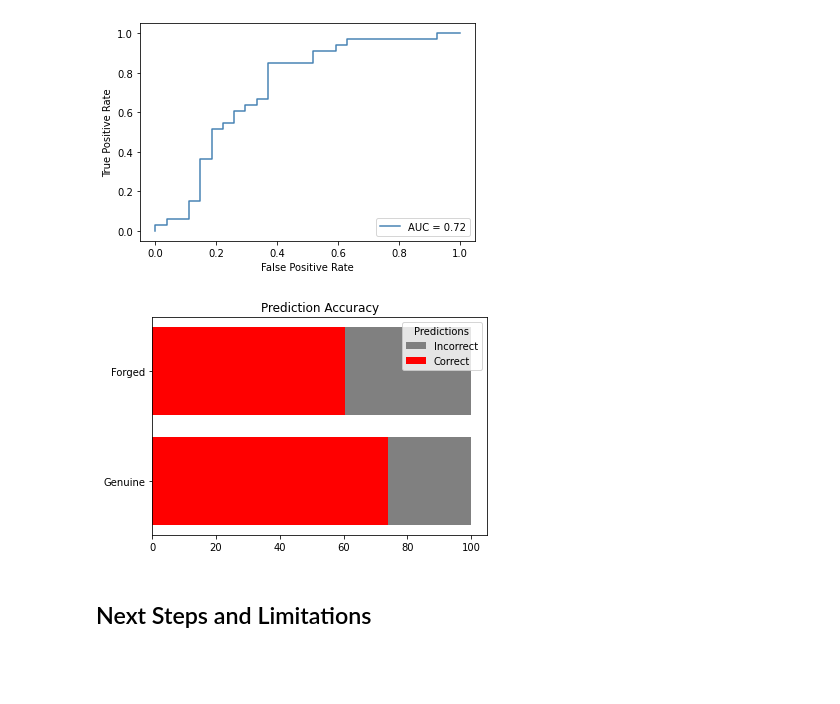
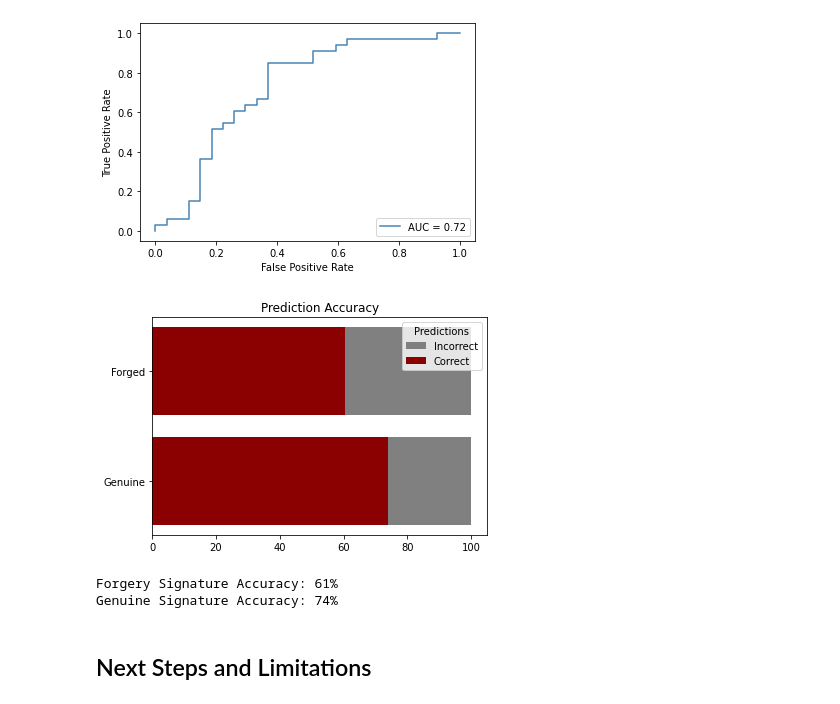
Before and after one commit to ZachRauch/Detecting_Signature_Fraud, a Jupyter notebook: Signature_Classification.ipynb, the cells around one changed output. Saved outputs shown, nothing was run; the diff lists cells and outputs as text; code cells hidden in the pictures; blank space fills up the shorter version.

```diff
--- a/Signature_Classification.ipynb
+++ b/Signature_Classification.ipynb
@@ -692,27 +692,33 @@ plt.savefig('/content/drive/MyDrive/auc_curve.jpeg', dpi=200);
 # %%
 TN = cm[0][0]
 FN = cm[1][0]
 TP = cm[1][1]
 FP = cm[0][1]
 
 b2 = plt.barh(['Genuine', 'Forged'],
               [100*(TP/ (TP+FP)), 100*(TN/ (TN+FN))],
-              color="red")
+              color="#8B0000")
 
 b1 = plt.barh(['Genuine', 'Forged'],
               [100*(FP/ (TP+FP)),100*(FN/ (TN+FN))],
               left=[100*(TP/ (TP+FP)), 100*(TN/ (TN+FN))],
               color="gray")
 
 plt.legend([b1, b2], ["Incorrect", "Correct"],
            title="Predictions", loc="best")
 plt.title('Prediction Accuracy')
 
 plt.savefig('/content/drive/MyDrive/Prediction_Accuracy.jpeg', dpi=200)
 plt.savefig('/content/drive/MyDrive/Prediction_Accuracy.png', dpi=200)
 plt.show();
 # %% [output]
-[figure, old version]
+[figure, new version]
+# %%
+print(f'Forgery Signature Accuracy: {round(100*(TN/ (TN+FN)))}%')
+print(f'Genuine Signature Accuracy: {round(100*(TP/ (TP+FP)))}%')
+# %% [output]
+Forgery Signature Accuracy: 61%
+Genuine Signature Accuracy: 74%
 # %% [markdown]
 ## Next Steps and Limitations
 # %% [markdown]
```
Also changed, not shown: parts of 4 cells of this notebook.
